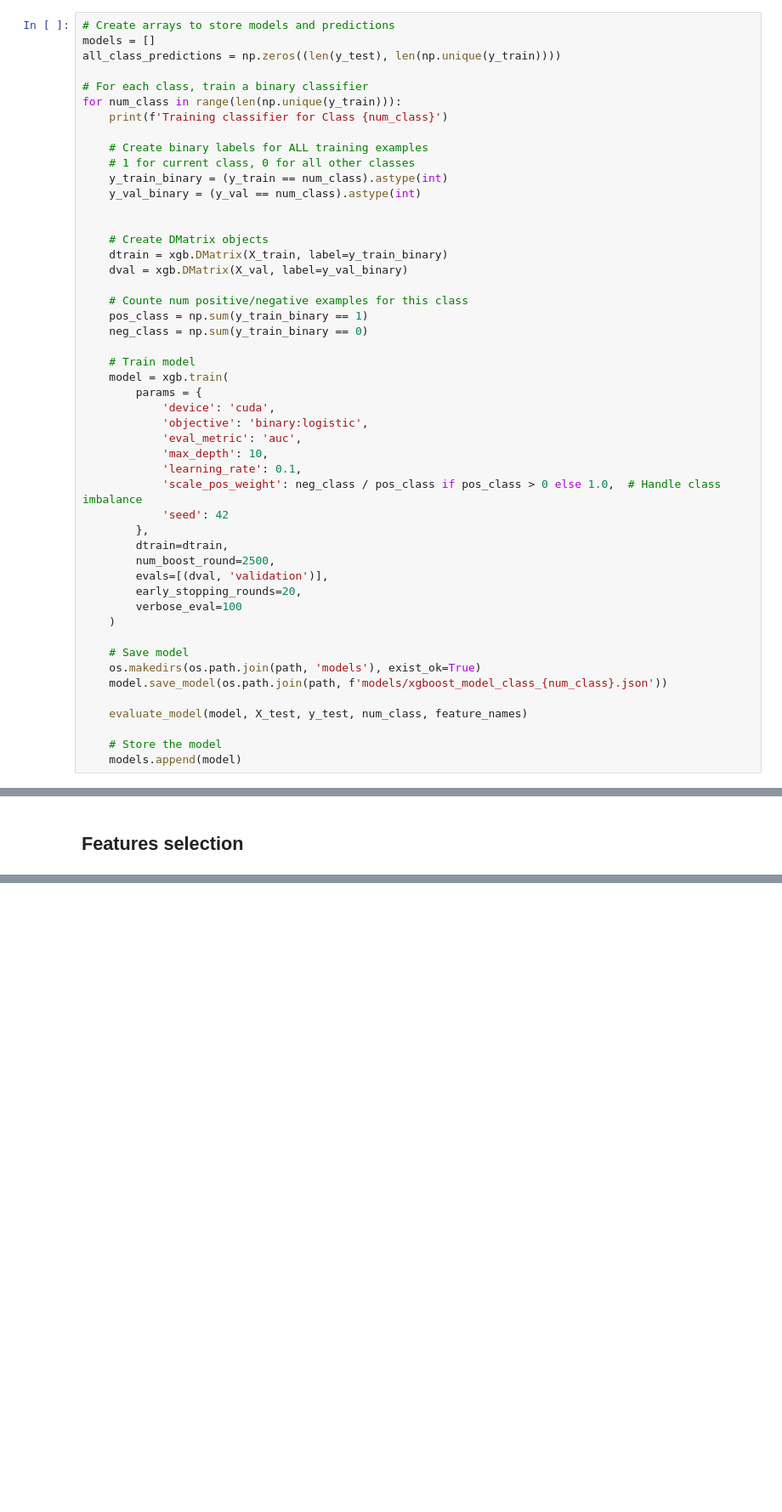
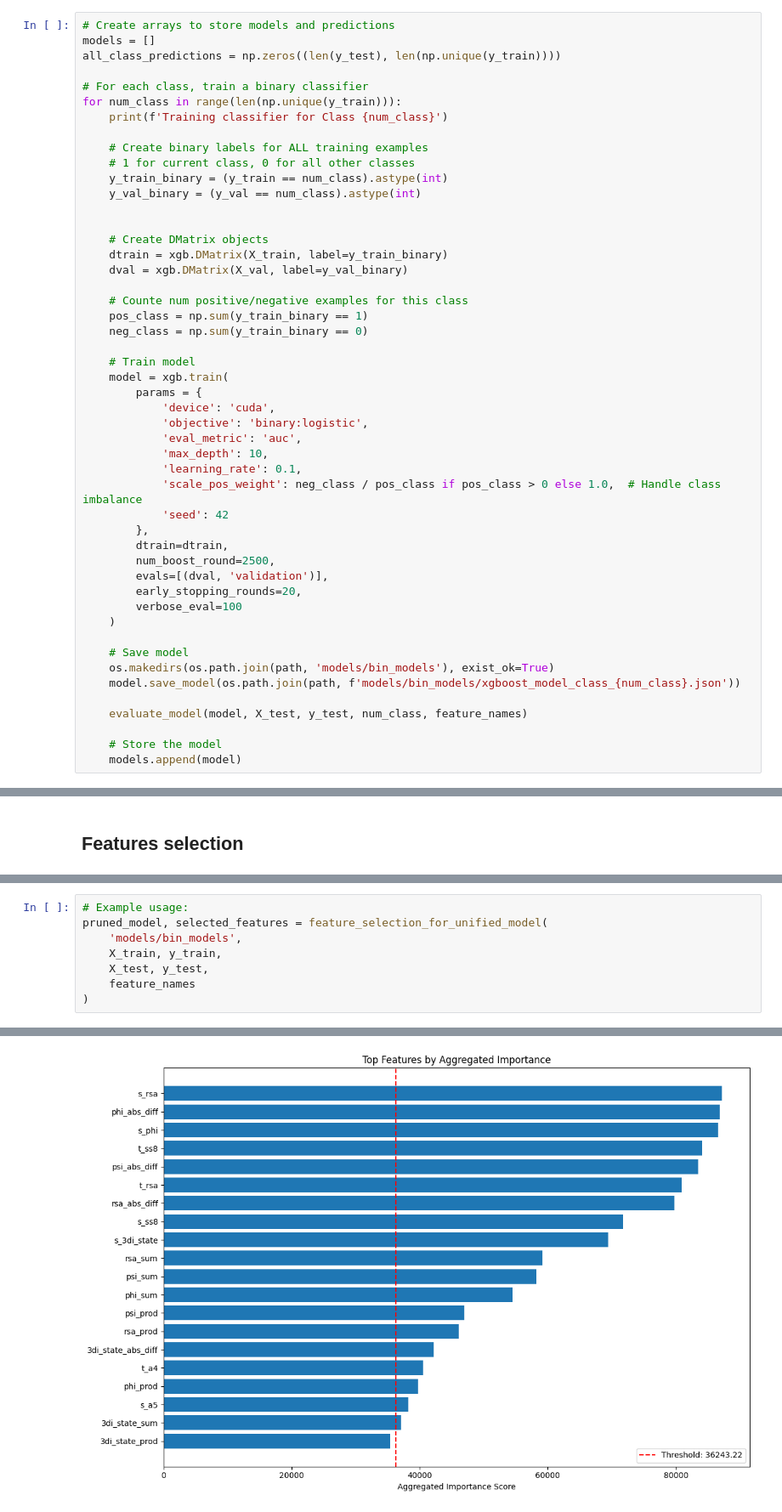
Before and after one commit to dvdbaggio/Contacts-Classification, a Jupyter notebook: contacts_prediction_ova.ipynb, the cells around one changed output, grey strips where cells are left out. Shown at 85% size. Cells and saved outputs as stored; diff of their text form; blank space fills up the shorter version.

```diff
--- a/contacts_prediction_ova.ipynb
+++ b/contacts_prediction_ova.ipynb
@@ -423,8 +422,8 @@ for num_class in range(len(np.unique(y_train))):
     )
 
     # Save model
-    os.makedirs(os.path.join(path, 'models'), exist_ok=True)
-    model.save_model(os.path.join(path, f'models/xgboost_model_class_{num_class}.json'))
+    os.makedirs(os.path.join(path, 'models/bin_models'), exist_ok=True)
+    model.save_model(os.path.join(path, f'models/bin_models/xgboost_model_class_{num_class}.json'))
 
     evaluate_model(model, X_test, y_test, num_class, feature_names)
 
@@ -821,0 +983,9 @@ for i, model in enumerate(all_model_results):
+# %%
+# Example usage:
+pruned_model, selected_features = feature_selection_for_unified_model(
+    'models/bin_models',
+    X_train, y_train,
+    X_test, y_test,
+    feature_names
+)
+# %% [output]
@@ -821,0 +1009 @@ for i, model in enumerate(all_model_results):
+[figure, added]
```
Also changed, not shown: parts of 10 cells of this notebook, 3 other files.
